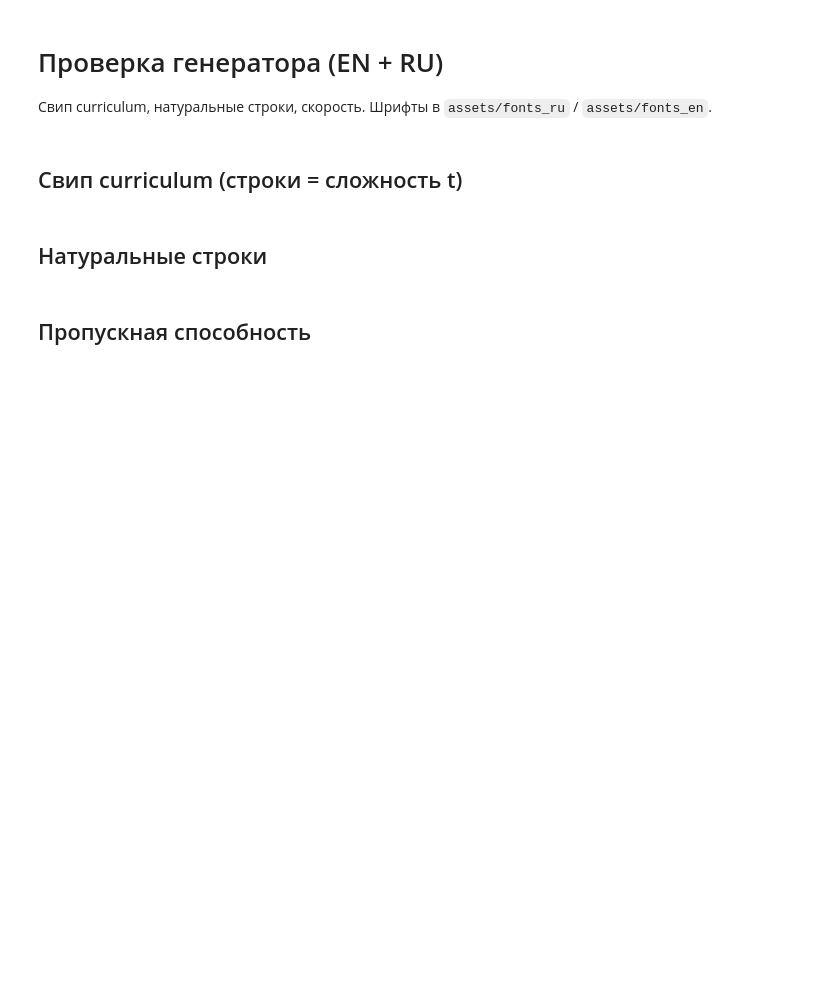
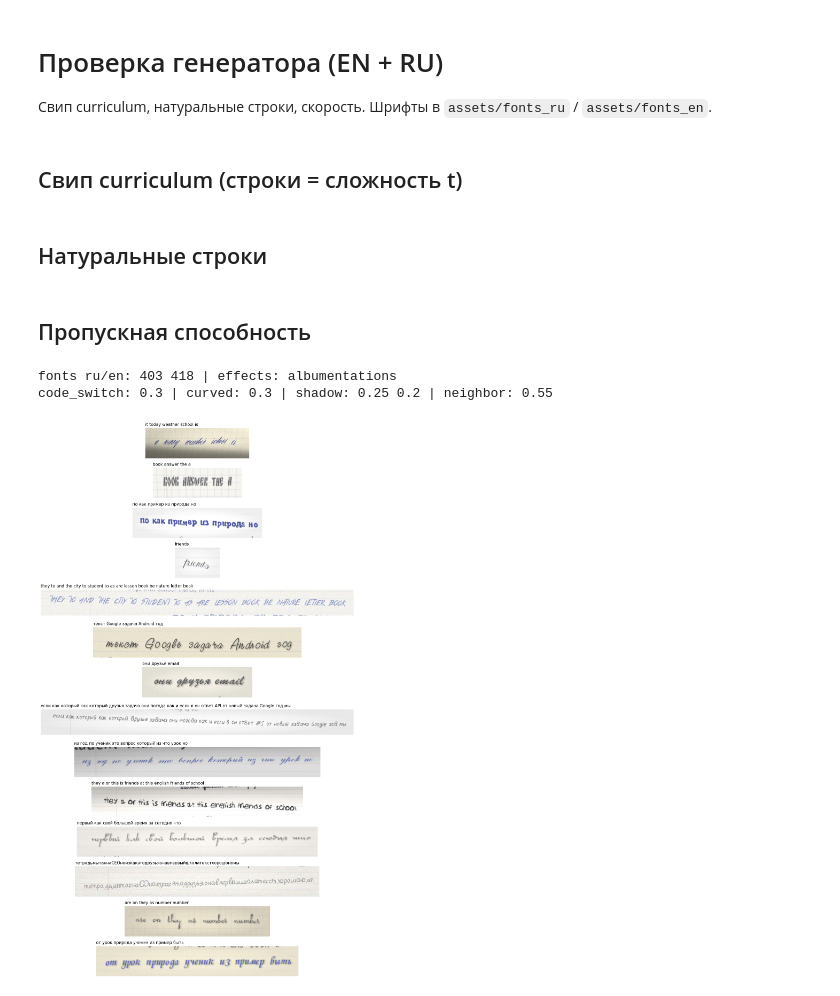
Before and after one commit to DorinDaniil/handwriting-recognition, a Jupyter notebook: recognition/notebooks/test_synth.ipynb, the cells around one changed output. Cells and saved outputs as stored; diff of their text form; code cells hidden in the pictures; blank space fills up the shorter version.

Commit message:
add 2-nd pretrain

```diff
--- a/recognition/notebooks/test_synth.ipynb
+++ b/recognition/notebooks/test_synth.ipynb
@@ -44,3 +44,41 @@ for i in range(n):
     gen.sample(make_generator(3, 0, i), gen.cfg.warmup_steps)
 dt = time.perf_counter() - t0
 print(f'{n / dt:.0f} lines/s  ({1000 * dt / n:.2f} ms/line)')
+# %%
+import sys
+from pathlib import Path
+from omegaconf import OmegaConf
+import matplotlib.pyplot as plt
+
+ROOT = Path.cwd().parents[0] if Path.cwd().name == "notebooks" else Path.cwd()
+sys.path.insert(0, str(ROOT))
+from src.synth import HandwrittenLineGenerator, make_generator
+
+cfg = OmegaConf.load(ROOT / "configs" / "pretrain_stage2.yaml")
+
+# те же параметры, что и во второй стадии обучения (run_pretrain.py)
+gen = HandwrittenLineGenerator.from_dirs(
+    ru_text_dirs=[], en_text_dirs=[],
+    ru_font_dirs=str(ROOT / "assets" / "fonts_ru"),
+    en_font_dirs=str(ROOT / "assets" / "fonts_en"),
+    p_ru=cfg.data.p_ru, len_chars=tuple(cfg.data.len_chars), p_hyphenate=cfg.data.p_hyphenate,
+    warmup_steps=cfg.synth.warmup_steps, seed=cfg.synth.seed,
+    curriculum=bool(cfg.synth.get("curriculum", True)),
+    synth_overrides=cfg.synth,                              # corpus/render/effects/neighbors/output из yaml
+)
+print("fonts ru/en:", gen.fonts.n("ru"), gen.fonts.n("en"), "| effects:", gen.effects.backend)
+print("code_switch:", gen.cfg.corpus.p_code_switch, "| curved:", gen.cfg.render.p_curved_baseline,
+      "| shadow:", gen.cfg.effects.p_drop_shadow, gen.cfg.effects.p_cast_shadow,
+      "| neighbor:", gen.cfg.neighbors.p_neighbor)
+
+n = 14
+fig, axes = plt.subplots(n, 1, figsize=(12, 1.5 * n))
+for i, ax in enumerate(axes):
+    img, text = gen.sample(make_generator(10, 0, i), step=gen.cfg.warmup_steps)
+    ax.imshow(img); ax.axis("off")
+    ax.set_title(text, fontsize=11, loc="left")
+plt.tight_layout(); plt.show()
+# %% [output]
+fonts ru/en: 403 418 | effects: albumentations
+code_switch: 0.3 | curved: 0.3 | shadow: 0.25 0.2 | neighbor: 0.55
+[figure, added]
```
Also changed, not shown: 11 other files.
